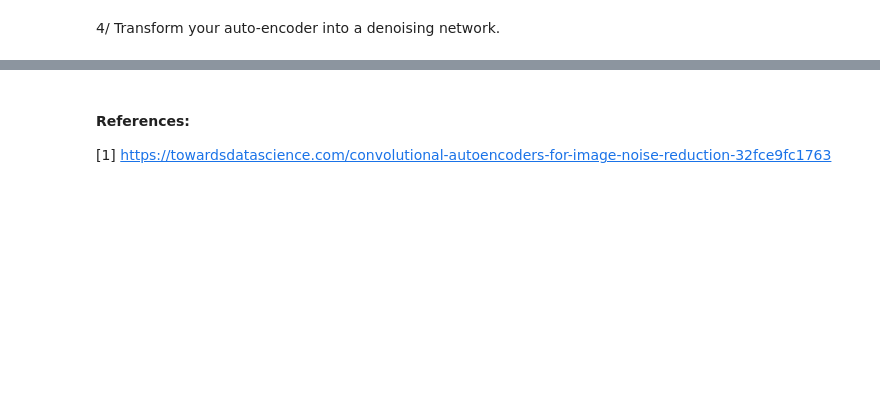
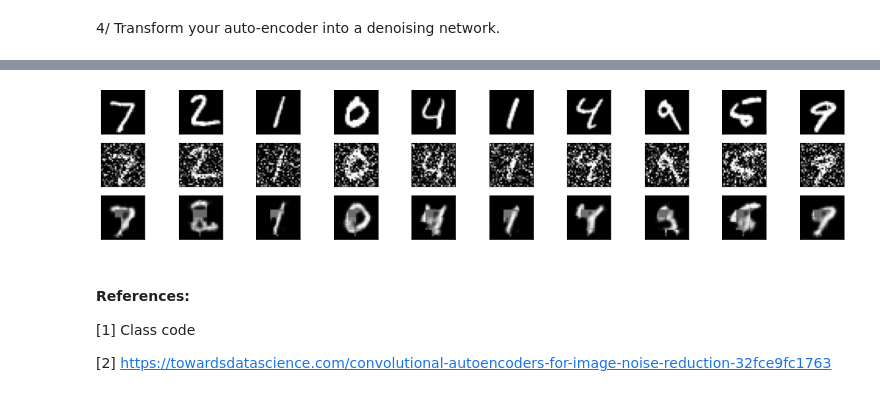
Before and after one commit to shani1610/deep-learning-class-ujm, a Jupyter notebook: TD6.ipynb, the cells around one changed output, grey strips where cells are left out. Drawn from its saved outputs; the diff is of its cells as text; code cells hidden in the pictures; blank space fills up the shorter version.

```diff
--- a/TD6.ipynb
+++ b/TD6.ipynb
@@ -126,0 +230,14 @@ latent space. Decode this average. Compare with the average of the two decoded i
+# %%
+# Declare the model
+model_noisy.compile(loss = 'mse',
+              optimizer = adam_v2.Adam()
+             )
+# %%
+# Train the model
+model_noisy.fit(x_train_noisy, x_train,
+                epochs=5,
+                batch_size=16,
+                shuffle=True,
+                verbose=1,
+                validation_data=(x_test_noisy, x_test)
+               )
@@ -126,0 +256,2 @@ latent space. Decode this average. Compare with the average of the two decoded i
+# %%
+decoded_noisy_imgs = model_noisy.predict(x_test_noisy)
@@ -127,3 +260,36 @@ latent space. Decode this average. Compare with the average of the two decoded i
+# %%
+
+n = 10
+
+plt.figure(figsize=(20, 4))
+for i in range(n):
+    # display original
+    ax = plt.subplot(3, n, i + 1)
+    plt.imshow(x_test[i].reshape(28, 28))
+    plt.gray()
+    ax.get_xaxis().set_visible(False)
+    ax.get_yaxis().set_visible(False)
+
+    # display noisy
+    ax = plt.subplot(3, n, i+1+n)
+    plt.imshow(x_test_noisy[i].reshape(28, 28))
+    plt.gray()
+    ax.get_xaxis().set_visible(False)
+    ax.get_yaxis().set_visible(False)
+
+    # display decoded
+    ax = plt.subplot(3, n, i+1+2*n)
+    plt.imshow(decoded_noisy_imgs[i].reshape(28, 28))
+    plt.gray()
+    ax.get_xaxis().set_visible(False)
+    ax.get_yaxis().set_visible(False)
+
+plt.show()
+# %% [output]
+[figure, added]
 # %% [markdown]
 #### References:
-[1] https://towardsdatascience.com/convolutional-autoencoders-for-image-noise-reduction-32fce9fc1763
+
+[1] Class code
+
+[2] https://towardsdatascience.com/convolutional-autoencoders-for-image-noise-reduction-32fce9fc1763
```
Also changed, not shown: parts of 19 cells of this notebook.
